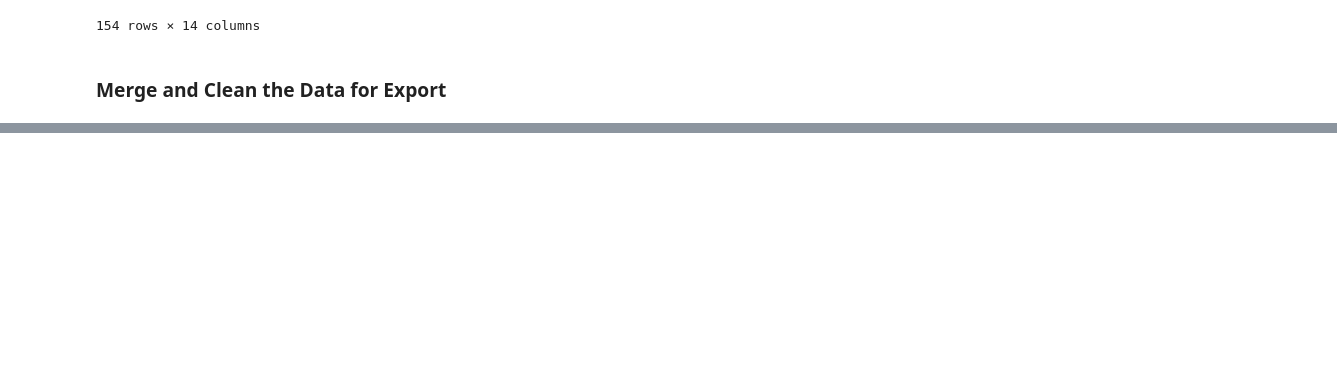
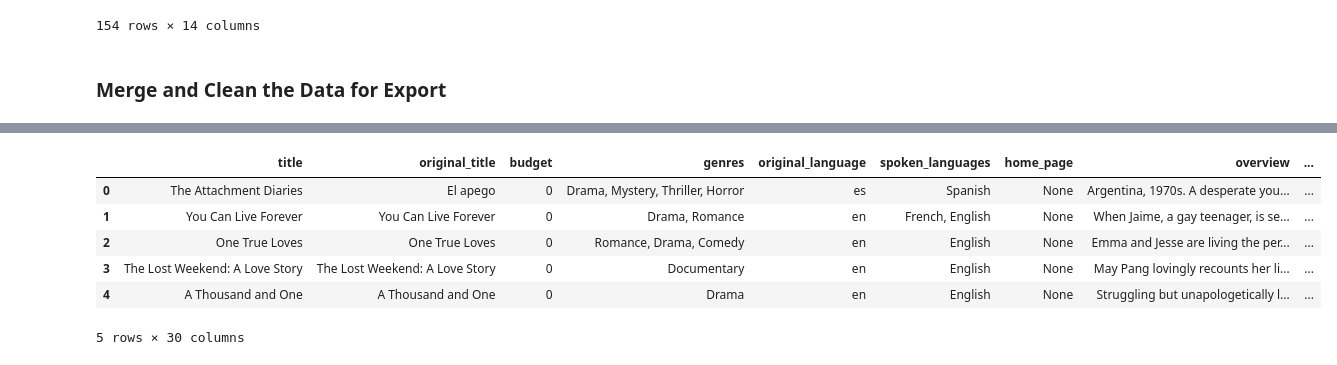
Before and after one commit to Crkanouff/data-sourcing-challenge, a Jupyter notebook: retrieve_movie_data (1).ipynb, the cells around one changed output, grey strips where cells are left out. Cells and saved outputs as stored; diff of their text form; code cells hidden in the pictures; blank space fills up the shorter version.

```diff
--- a/retrieve_movie_data (1).ipynb
+++ b/retrieve_movie_data (1).ipynb
@@ -398,20 +436,31 @@ movies_df
 # %%
 # Remove list brackets and quotation marks on the columns containing lists
+### CRK I had a bit of prolems trying to use the lambda funcion...CHATGpt helped here.
+
 # Create a list of the columns that need fixing
 ##THREE columns have extra list and extra quotes...
-
-# Create a list of characters to remove
-
+columns_to_fix = []
+characters_to_remove = ['[', ']', '}', "'"]
 
 # Loop through the list of columns to fix
+for column in merged_movie_df.columns:
+    if merged_movie_df[column].apply(lambda x: isinstance(x, list)).any(): columns_to_fix.append(column)
 
-    # Convert the column to type 'str'
-
-
-    # Loop through characters to remove
-
+    # Convert the column to type 'str'  # Loop through characters to remove
+    merged_movie_df[column] = merged_movie_df[column].astype(str)
+    for char in characters_to_remove:
+        merged_movie_df[column] = merged_movie_df[column].str.replace(char, '')
 
 # Display the fixed DataFrame
+merged_movie_df.head()
+# %% [output]
+|  | title | original_title | budget | genres | original_language | spoken_languages | home_page | overview | ... |
+| 0 | The Attachment Diaries | El apego | 0 | Drama, Mystery, Thriller, Horror | es | Spanish | None | Argentina, 1970s. A desperate you... | ... |
+| 1 | You Can Live Forever | You Can Live Forever | 0 | Drama, Romance | en | French, English | None | When Jaime, a gay teenager, is se... | ... |
+| 2 | One True Loves | One True Loves | 0 | Romance, Drama, Comedy | en | English | None | Emma and Jesse are living the per... | ... |
+| 3 | The Lost Weekend: A Love Story | The Lost Weekend: A Love Story | 0 | Documentary | en | English | None | May Pang lovingly recounts her li... | ... |
+| 4 | A Thousand and One | A Thousand and One | 0 | Drama | en | English | None | Struggling but unapologetically l... | ... |
+5 rows × 30 columns
 # %%
 # Drop "byline.person" column
 ##PANDAS
```
Also changed, not shown: parts of 12 cells of this notebook, 1 other file.
